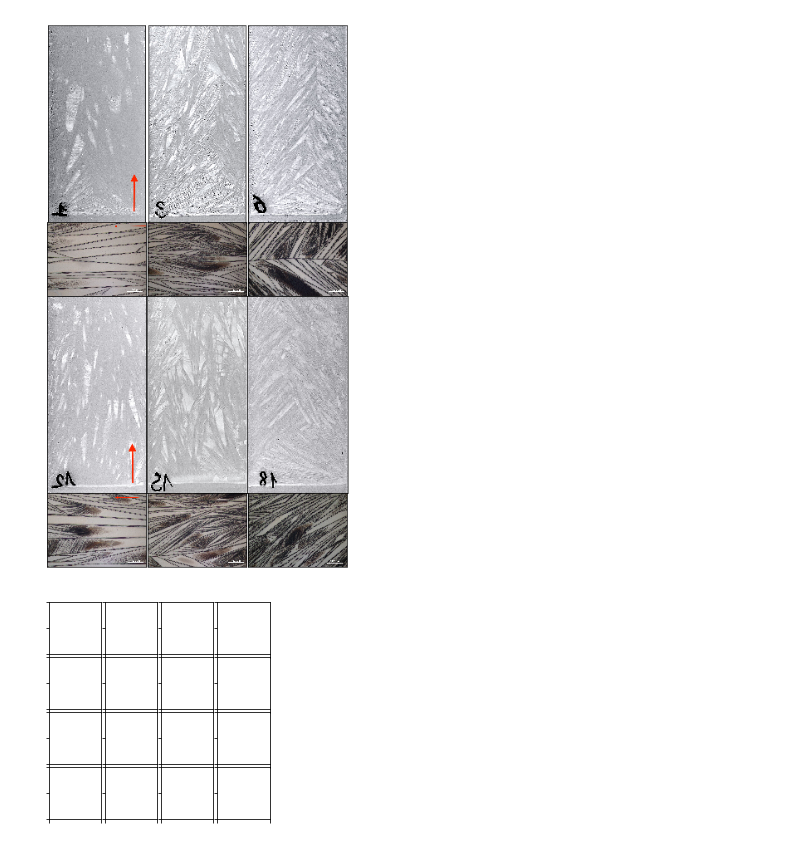
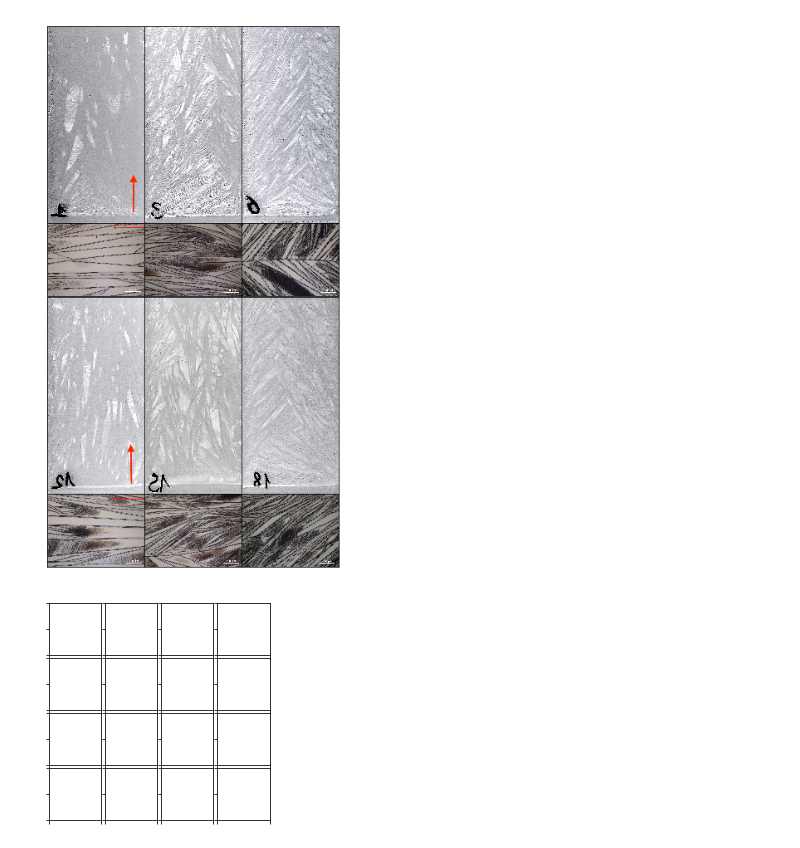
Before and after one commit to Pezzan/BettysThesis, a Jupyter notebook: plotCameraImages.ipynb, the cells around one changed output. Drawn from its saved outputs; the diff is of its cells as text; code cells hidden in the pictures.

```diff
--- a/plotCameraImages.ipynb
+++ b/plotCameraImages.ipynb
@@ -9,26 +11,37 @@ import matplotlib.image as mpimg
 # %%
 folder = 'results_discussion/135TCB_CB/'
 
 #n = [0, 6, 7, 8, 1, 2, 3, 9, 10, 11, 4, 5]
 n = [0, 4, 5, 6, 10, 11, 1, 2, 3, 7, 8, 9]
+largeIdx = [0, 1, 2, 6, 7, 8]
 files = glob.glob(folder + "*.jpg")
 files.sort()
 
-a = 2.65
+a = 2.7
 gs = gridspec.GridSpec(4, 3,width_ratios=[a,a,a], height_ratios=[a, 1, a, 1])
 
-f = plt.figure(figsize = (6.5,12))
+f = plt.figure(figsize = (6.3,12))
 for i in range(len(files)):
     plt.subplot(gs[i])
-    img=mpimg.imread(files[n[i]])
+    if (i in largeIdx):
+        img = mpimg.imread(files[n[i]])
+        temp = mpimg.imread(files[0])
+        size = temp.shape
+        img = cv2.resize(img, dsize=(size[1],size[0]), interpolation=cv2.INTER_CUBIC)
+    else:
+        img = mpimg.imread(files[n[i]])
+        #temp = mpimg.imread(files[12])
+        #size = temp.shape
+        #img = cv2.resize(img, dsize=(size[1],size[0]), interpolation=cv2.INTER_CUBIC)
     plt.imshow(img)
     plt.xticks([])
     plt.yticks([])
 
 plt.subplots_adjust(wspace=0, hspace=0)
+plt.savefig('figures/cameraFibers.jpeg', dpi=1000)
 plt.show()
 # %% [output]
-[figure, old version]
+[figure, new version]
 # %%
 plt.figure(figsize = (4,4))
 gs1 = gridspec.GridSpec(4, 4)
```
Also changed, not shown: parts of 7 cells of this notebook, 16 other files.
